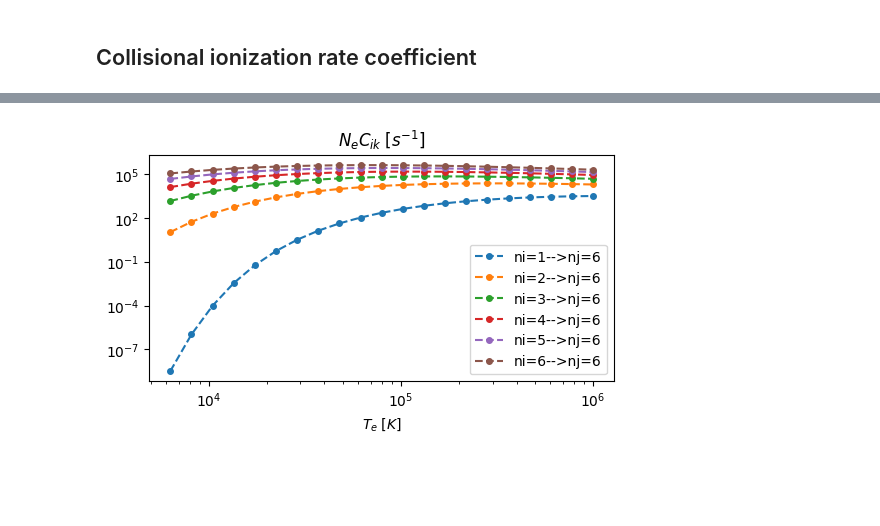
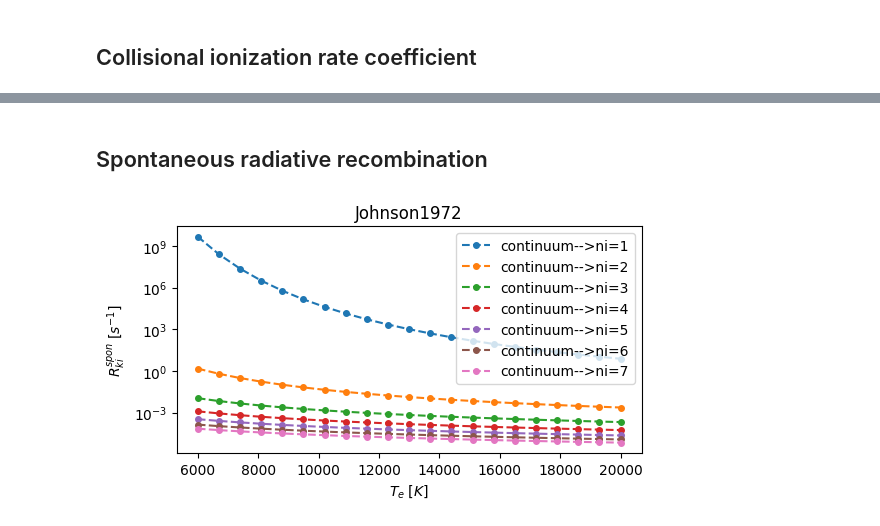
Before and after one commit to kouui/spectra-deprecated, a Jupyter notebook: notebooks/StatisticalEquilibrium/Hydrogen_atom.ipynb, the cells around one changed output, grey strips where cells are left out. Cells and saved outputs as stored; diff of their text form; code cells hidden in the pictures; blank space fills up the shorter version.

```diff
--- a/notebooks/StatisticalEquilibrium/Hydrogen_atom.ipynb
+++ b/notebooks/StatisticalEquilibrium/Hydrogen_atom.ipynb
@@ -75,6 +75,7 @@ ax.set_yscale("log")
 
 ax.set_xlabel("$T_{e} \; [K]$")
 
-ax.set_title("$N_{e}C_{ij} \; [s^{-1}]$")
+ax.set_title("Johnson1972")
+ax.set_ylabel("$N_{e}C_{ij} \; [s^{-1}]$")
 plt.show()
 # %% [output]
@@ -83,0 +146,20 @@ plt.show()
+# %%
+x = np.linspace(1, 2, 11)
+
+fig, ax = plt.subplots(1,1, figsize=(6,3), dpi=100)
+
+functions = {
+    "Photoionization cross section" : Hydrogen.PI_cross_section,
+}
+
+for i, name in enumerate(functions.keys()):
+    for ni in range(1,8):
+        alpha = functions[name](ni, x, 1)
+        ax.plot( x, alpha, '--o', markersize=3, label=f"ni={ni}" )
+        ax.legend(loc='best')
+        ax.set_title(name)
+        ax.set_ylabel("$\\alpha \; [cm^{2}]$")
+        ax.set_xlabel("$E_{transition}/E_{ik}$")
+
+
+plt.show()
@@ -84,22 +168,27 @@ plt.show()
+# %% [markdown]
+## Spontaneous radiative recombination
 # %%
 fig, ax = plt.subplots(1,1, figsize=(6,3), dpi=100)
 
 n = 21
-Te = np.logspace(3.8, 6, n)
-Ne = 1E11
+#Te = np.logspace(3.8, 6, n)
+Te = np.linspace(6000, 2E4, n)
+Ne = 1E10
 
-k = 6
-for ni in range(1, k+1):
-    Cik = Hydrogen.CI_rate_coe(ni,Te)
-    ax.plot( Te, Ne*Cik, '--o', markersize=4, label=f"ni={ni}-->nj={nj}" )
+
+
+for ni in range(1, 8):
+    RCki = Hydrogen.Rki_spon_rate_coe(ni,Te)
+    ax.plot( Te, Ne*RCki, '--o', markersize=4, label=f"continuum-->ni={ni}" )
 
 ax.legend(loc="best")
-ax.set_xscale("log")
+#ax.set_xscale("log")
 ax.set_yscale("log")
 
 ax.set_xlabel("$T_{e} \; [K]$")
 
-ax.set_title("$N_{e}C_{ik} \; [s^{-1}]$")
+ax.set_title("Johnson1972")
+ax.set_ylabel("$R_{ki}^{spon} \; [s^{-1}]$")
 plt.show()
 # %% [output]
-[figure, old version]
+[figure, new version]
```
Also changed, not shown: parts of 14 cells of this notebook, 2 other files.
